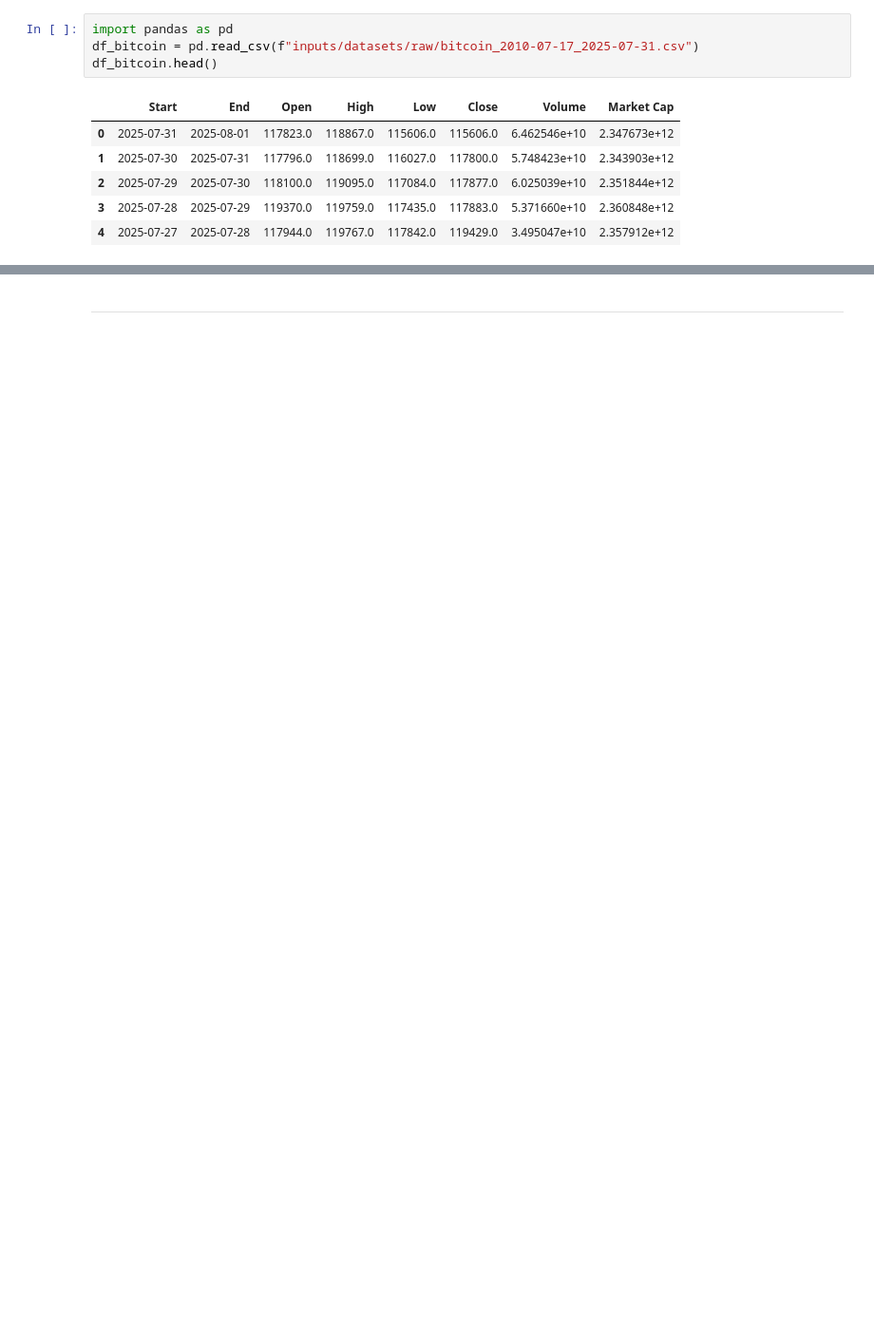
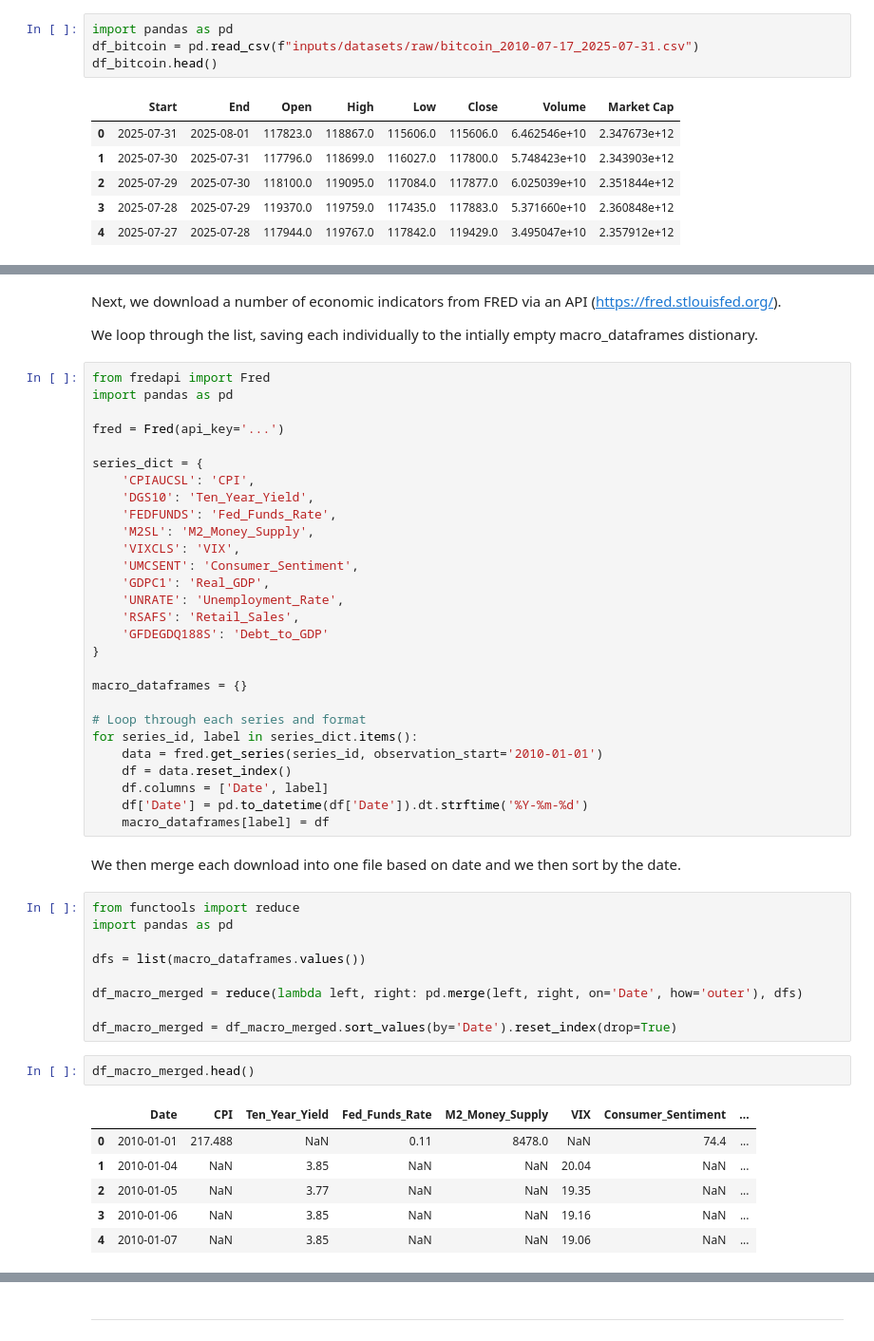
Before and after one commit to Mickyreegs/Project5, a Jupyter notebook: jupyter_notebooks/Data_Collection_And_Cleaning.ipynb, the cells around one changed output, grey strips where cells are left out. Shown at 95% size. Cells and saved outputs as stored; diff of their text form; blank space fills up the shorter version.

```diff
--- a/jupyter_notebooks/Data_Collection_And_Cleaning.ipynb
+++ b/jupyter_notebooks/Data_Collection_And_Cleaning.ipynb
@@ -142,0 +235,52 @@ df_nasdaq.head()
+# %% [markdown]
+Next, we download a number of economic indicators from FRED via an API (https://fred.stlouisfed.org/).
+
+We loop through the list, saving each individually to the intially empty macro_dataframes distionary.
+# %%
+from fredapi import Fred
+import pandas as pd
+
+fred = Fred(api_key='...')
+
+series_dict = {
+    'CPIAUCSL': 'CPI',
+    'DGS10': 'Ten_Year_Yield',
+    'FEDFUNDS': 'Fed_Funds_Rate',
+    'M2SL': 'M2_Money_Supply',
+    'VIXCLS': 'VIX',
+    'UMCSENT': 'Consumer_Sentiment',
+    'GDPC1': 'Real_GDP',
+    'UNRATE': 'Unemployment_Rate',
+    'RSAFS': 'Retail_Sales',
+    'GFDEGDQ188S': 'Debt_to_GDP'
+}
+
+macro_dataframes = {}
+
+# Loop through each series and format
+for series_id, label in series_dict.items():
+    data = fred.get_series(series_id, observation_start='2010-01-01')
+    df = data.reset_index()
+    df.columns = ['Date', label]
+    df['Date'] = pd.to_datetime(df['Date']).dt.strftime('%Y-%m-%d')
+    macro_dataframes[label] = df
+# %% [markdown]
+We then merge each download into one file based on date and we then sort by the date.
+# %%
+from functools import reduce
+import pandas as pd
+
+dfs = list(macro_dataframes.values())
+
+df_macro_merged = reduce(lambda left, right: pd.merge(left, right, on='Date', how='outer'), dfs)
+
+df_macro_merged = df_macro_merged.sort_values(by='Date').reset_index(drop=True)
+# %%
+df_macro_merged.head()
+# %% [output]
+|  | Date | CPI | Ten_Year_Yield | Fed_Funds_Rate | M2_Money_Supply | VIX | Consumer_Sentiment | ... |
+| 0 | 2010-01-01 | 217.488 | NaN | 0.11 | 8478.0 | NaN | 74.4 | ... |
+| 1 | 2010-01-04 | NaN | 3.85 | NaN | NaN | 20.04 | NaN | ... |
+| 2 | 2010-01-05 | NaN | 3.77 | NaN | NaN | 19.35 | NaN | ... |
+| 3 | 2010-01-06 | NaN | 3.85 | NaN | NaN | 19.16 | NaN | ... |
+| 4 | 2010-01-07 | NaN | 3.85 | NaN | NaN | 19.06 | NaN | ... |
```
Also changed, not shown: parts of 100 cells of this notebook, 4 other files.
